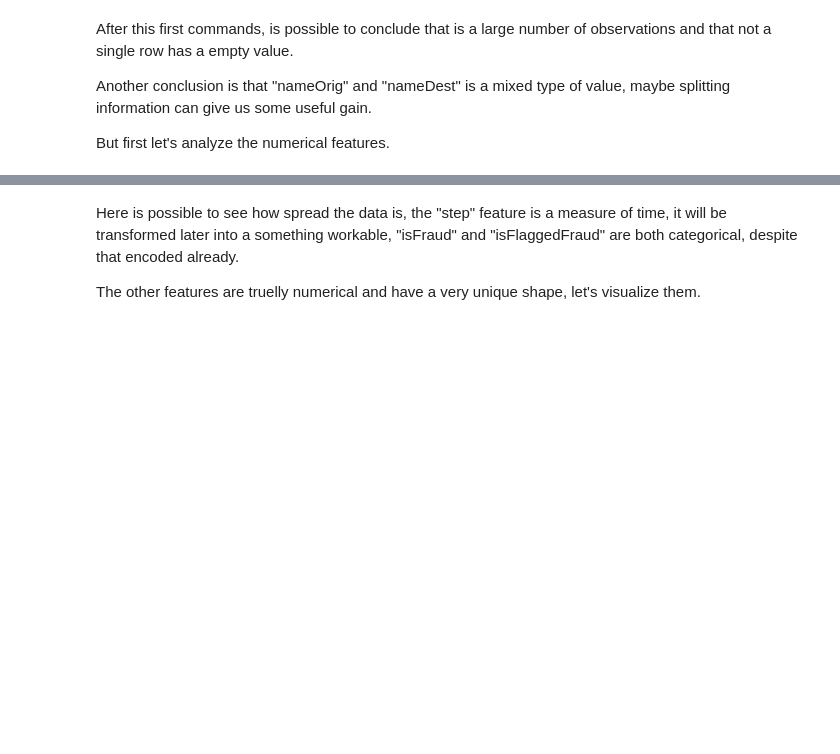
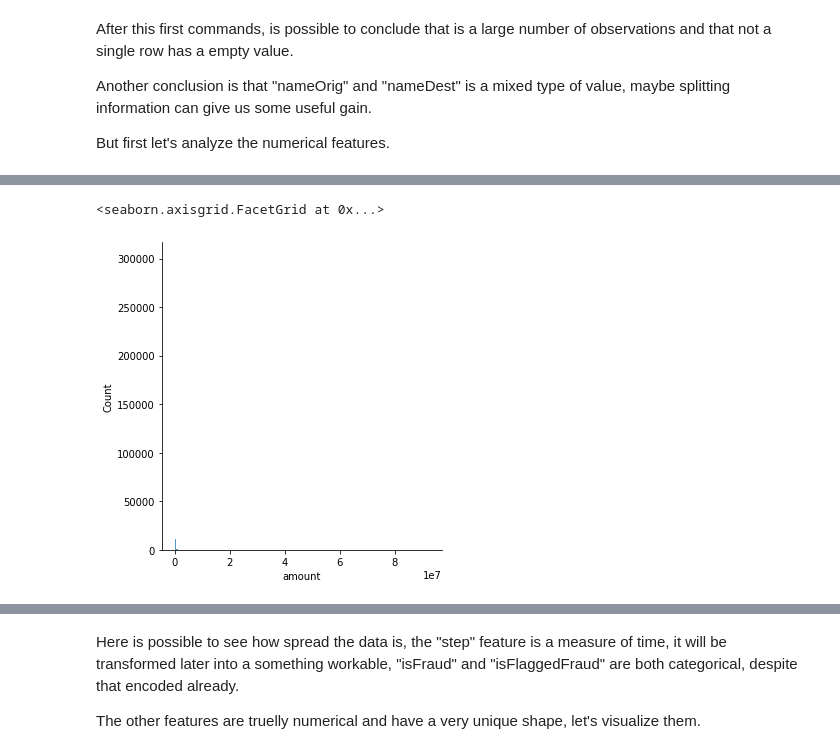
Before and after one commit to romulocrp/ml-projects, a Jupyter notebook: beg/online-payments-fraud-detection/project.ipynb, the cells around one changed output, grey strips where cells are left out. Saved outputs shown, nothing was run; the diff lists cells and outputs as text; code cells hidden in the pictures; blank space fills up the shorter version.

```diff
--- a/beg/online-payments-fraud-detection/project.ipynb
+++ b/beg/online-payments-fraud-detection/project.ipynb
@@ -133,3 +133,9 @@ data.describe().T.assign(skewness = data_skew, kurtosis = data_kurt, median = da
 | newbalanceDest | 6362620.0 | 1.224996e+06 | 3.674129e+06 | 0.0 | 0.00 | 214661.440 | 1.111909e+06 | 3.561793e+08 | 19.352302 | 862.156508 | 214661.440 |
 | isFraud | 6362620.0 | 1.290820e-03 | 3.590480e-02 | 0.0 | 0.00 | 0.000 | 0.000000e+00 | 1.000000e+00 | 27.779538 | 769.702982 | 0.000 |
 | isFlaggedFraud | 6362620.0 | 2.514687e-06 | 1.585775e-03 | 0.0 | 0.00 | 0.000 | 0.000000e+00 | 1.000000e+00 | 630.603629 | 397659.062500 | 0.000 |
+# %%
+# mexer no facetgrid
+sns.displot(data["amount"])
+# %% [output]
+<seaborn.axisgrid.FacetGrid at 0x...>
+[figure, added]
```
Also changed, not shown: parts of 6 cells of this notebook.
